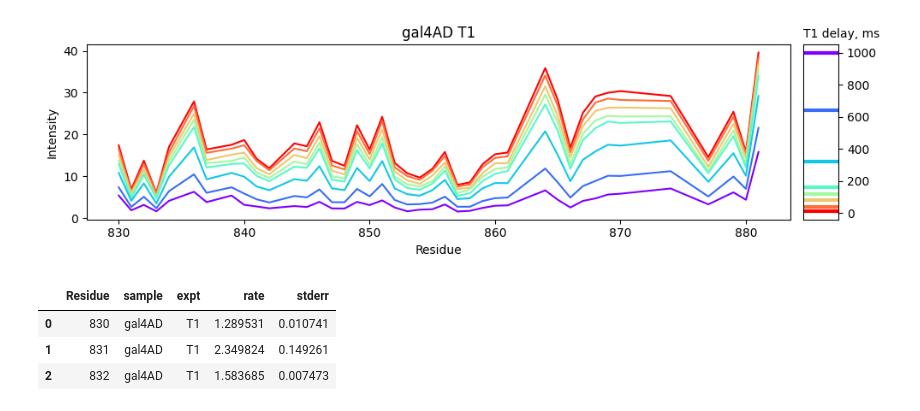
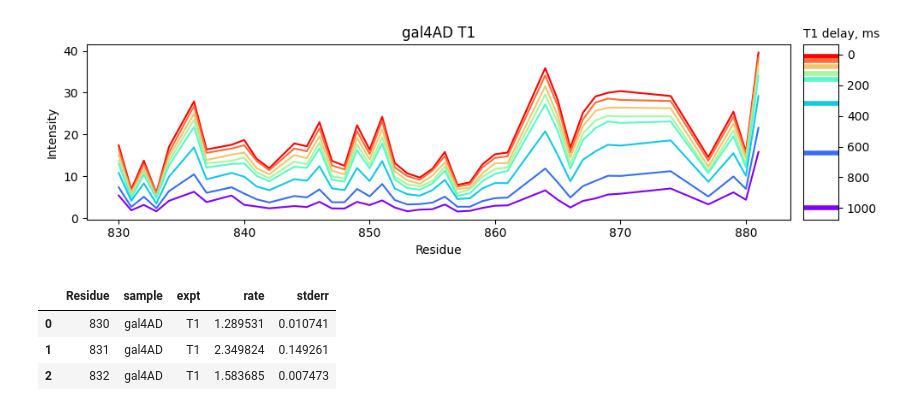
Before and after one commit to tuttlelm/nmr_tools, a Jupyter notebook: analyze_nvj_rates.ipynb, the cells around one changed output. Drawn from its saved outputs; the diff is of its cells as text; code cells hidden in the pictures.

```diff
--- a/analyze_nvj_rates.ipynb
+++ b/analyze_nvj_rates.ipynb
@@ -49,27 +49,29 @@ dynamics=pd.DataFrame.from_records(newrows)
 # %%
 sample = 'gal4AD'
 expt = 'T1'
 fig, ax = plt.subplots(1,2,figsize=(10, 3), gridspec_kw={'width_ratios':[20,1]} )
 plot_data = dynamics.copy()[(dynamics['sample'] == sample) & (dynamics['expt']==expt)]
 plot_data = plot_data[plot_data['Residue'].isin(residues)]
 delays = sorted(plot_data['delay'].unique())
 color = iter(cm.rainbow(np.linspace(1,0,len(delays))))
+padding = .075*delays[-1] #this value is for the colorbar to make sure bands don't fall on top and bottom edges
 
 for delay in delays:
     c = next(color)
     plot_data[plot_data['delay']==delay].plot(x='Residue',y='Intensity',ax=ax[0],c=c)
     ax[0].set_ylabel("Intensity")
-    ax[1].plot([0,1],[delay,delay],color=c,linewidth=3)
+    ax[1].plot([0,1],[delay,delay],color=c,linewidth=4)
     ax[1].yaxis.tick_right()
     ax[1].axes.get_xaxis().set_visible(False)
 ax[0].get_legend().remove()
 ax[0].set_title(sample+" "+expt)
 ax[1].set_title(expt+" delay, ms",fontsize=10, loc="left")
+ax[1].set_ylim(delays[-1]+padding,delays[0]-padding)
 #fig.suptitle(sample+" "+expt)
 fig.tight_layout()
 plt.show()
 # %% [output]
-[figure, old version]
+[figure, new version]
 # %%
 ## curve fitting...
 
```
Also changed, not shown: parts of 2 cells of this notebook.
